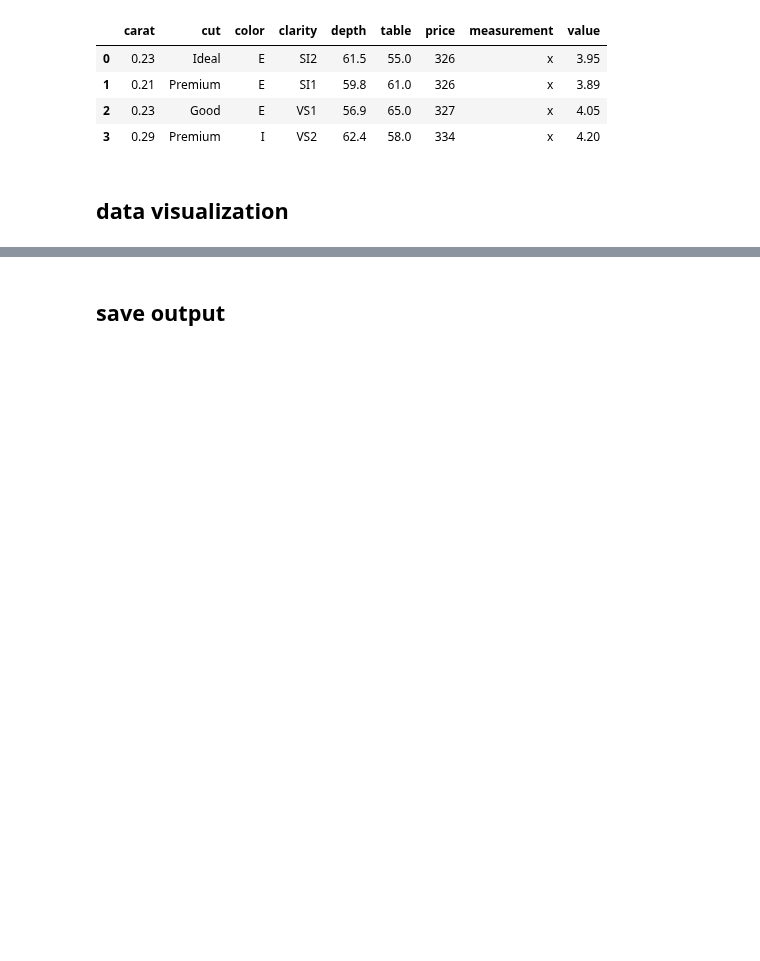
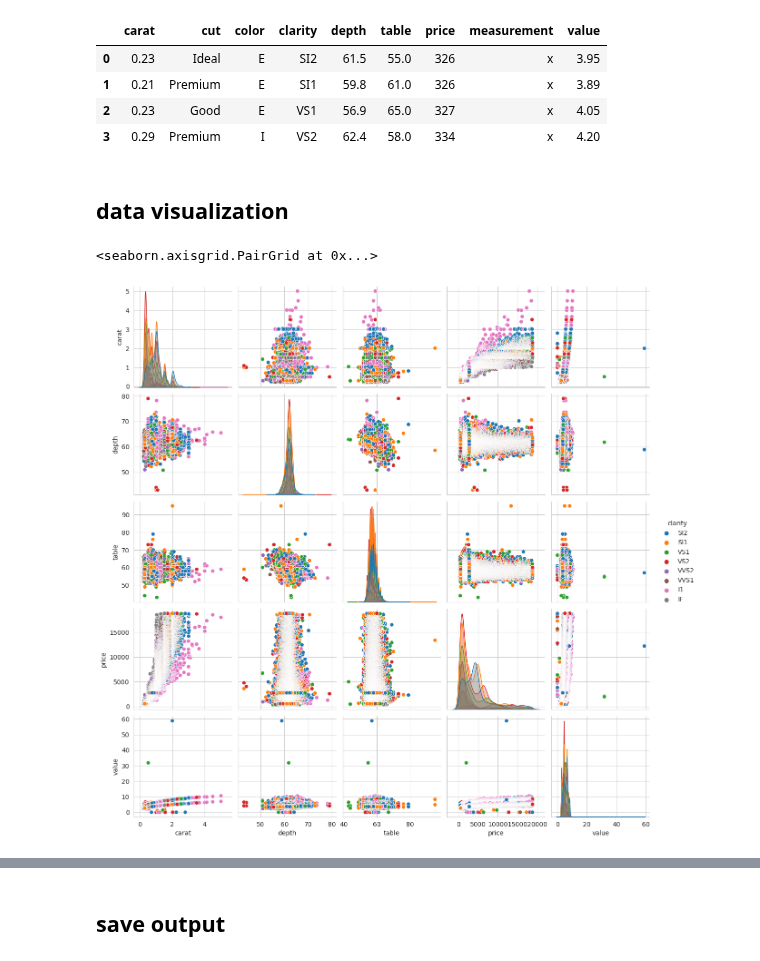
Before and after one commit to usefulmove/code, a Jupyter notebook: python/plotnine/exploratory_data_analysis.ipynb, the cells around one changed output, grey strips where cells are left out. Drawn from its saved outputs; the diff is of its cells as text; code cells hidden in the pictures; blank space fills up the shorter version.

```diff
--- a/python/plotnine/exploratory_data_analysis.ipynb
+++ b/python/plotnine/exploratory_data_analysis.ipynb
@@ -51,6 +76,14 @@ display(diamonds[:4])
 | 3 | 0.29 | Premium | I | VS2 | 62.4 | 58.0 | 334 | x | 4.20 |
 # %% [markdown]
 ## data visualization
+# %%
+# pairplot
+import seaborn
+seaborn.set_style("whitegrid")
+seaborn.pairplot(diamonds, vars=["carat", "depth", "table", "price", "value"], hue="clarity")
+# %% [output]
+<seaborn.axisgrid.PairGrid at 0x...>
+[figure, added]
 # %%
 from plotnine import (
     ggplot,
```
Also changed, not shown: parts of 14 cells of this notebook.
